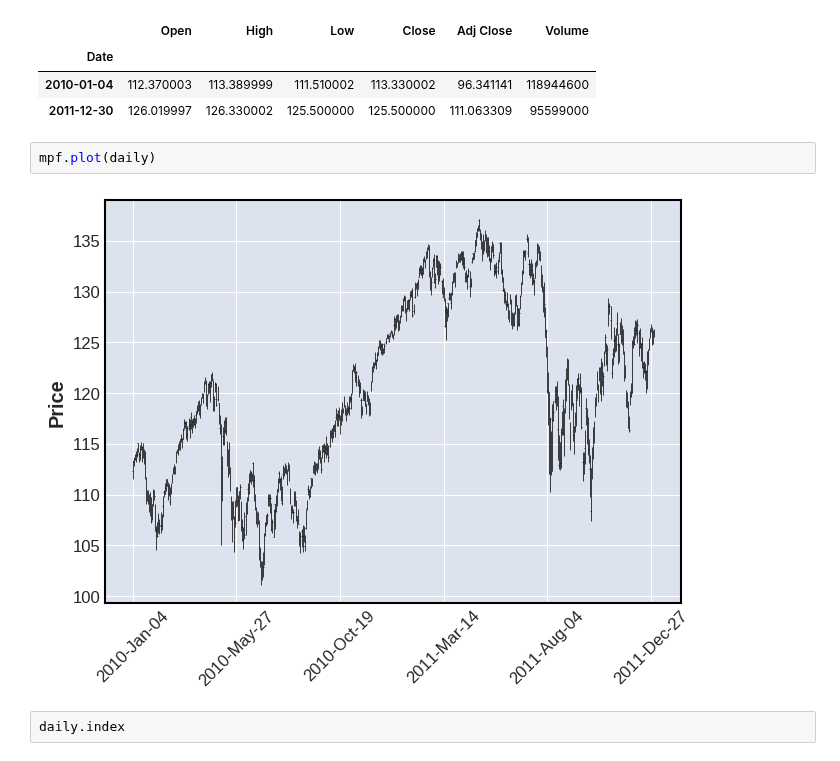
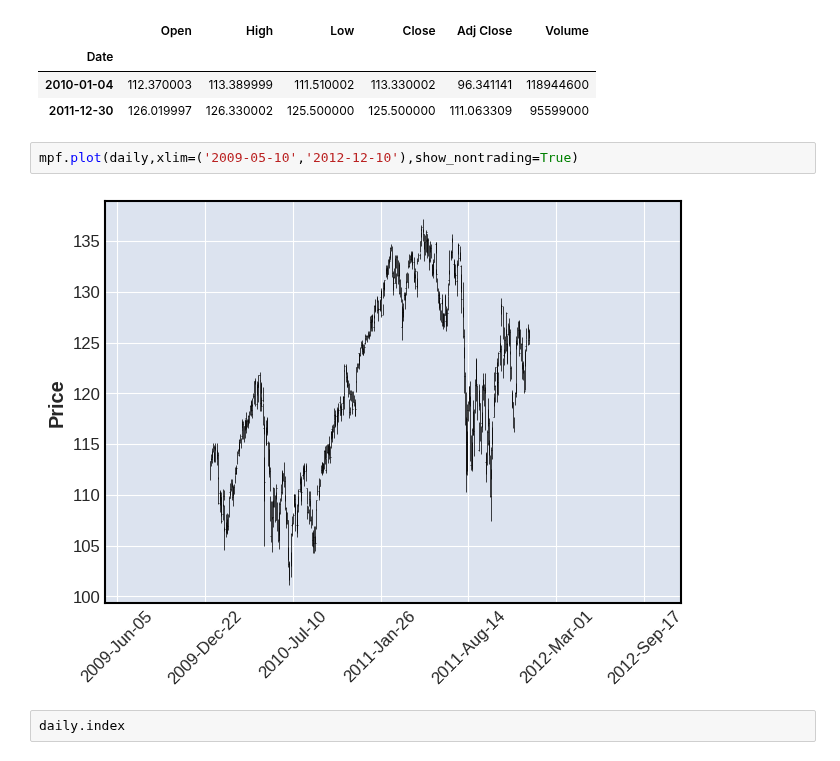
Before and after one commit to matplotlib/mplfinance, a Jupyter notebook: examples/scratch_pad/date_to_iloc_extrapolation.ipynb, the cells around one changed output. Cells and saved outputs as stored; diff of their text form.

Commit message:
`xlim` is working with dates

```diff
--- a/examples/scratch_pad/date_to_iloc_extrapolation.ipynb
+++ b/examples/scratch_pad/date_to_iloc_extrapolation.ipynb
@@ -110,10 +110,10 @@ daily.iloc[[0,-1]]
 | Date |  |  |  |  |  |  |
 | 2010-01-04 | 112.370003 | 113.389999 | 111.510002 | 113.330002 | 96.341141 | 118944600 |
 | 2011-12-30 | 126.019997 | 126.330002 | 125.500000 | 125.500000 | 111.063309 | 95599000 |
-# %%
-mpf.plot(daily)
-# %% [output]
-[figure, removed]
+# %%
+mpf.plot(daily,xlim=('2009-05-10','2012-12-10'),show_nontrading=True)
+# %% [output]
+[figure, added]
 # %%
 daily.index
 # %% [output]
```
Also changed, not shown: 2 other files.
